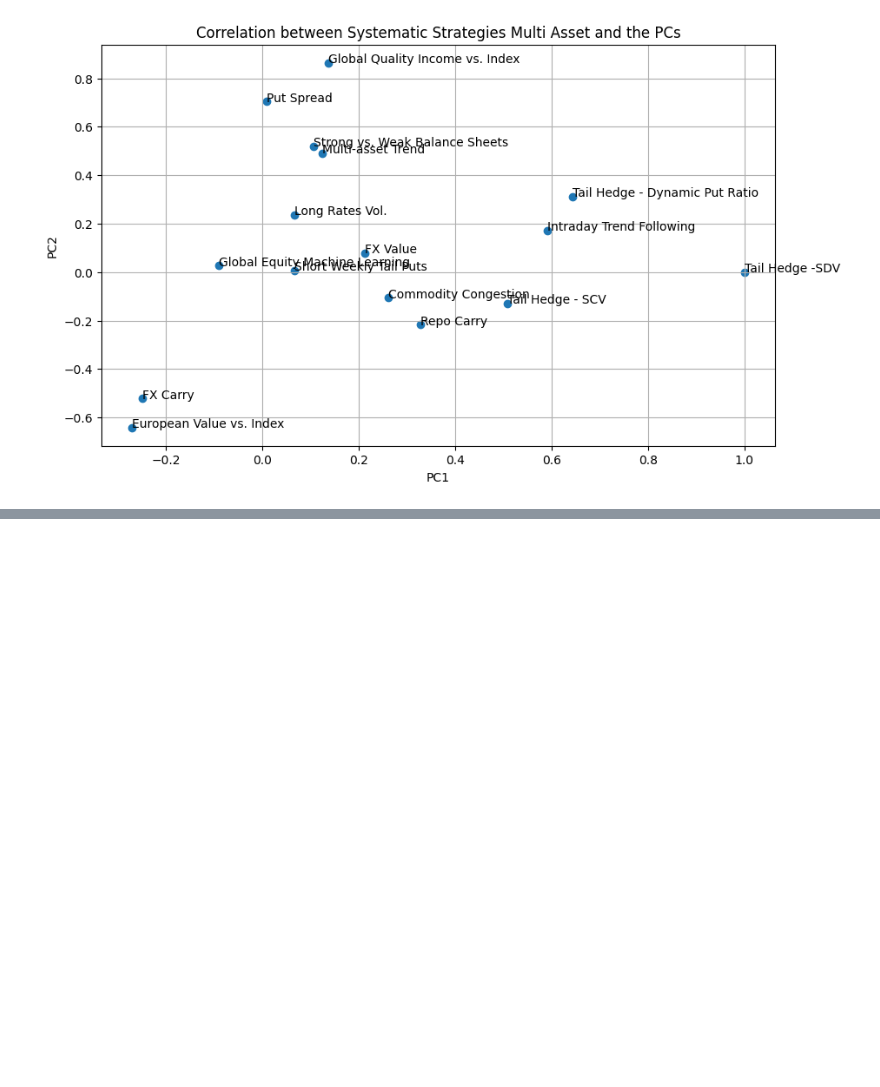
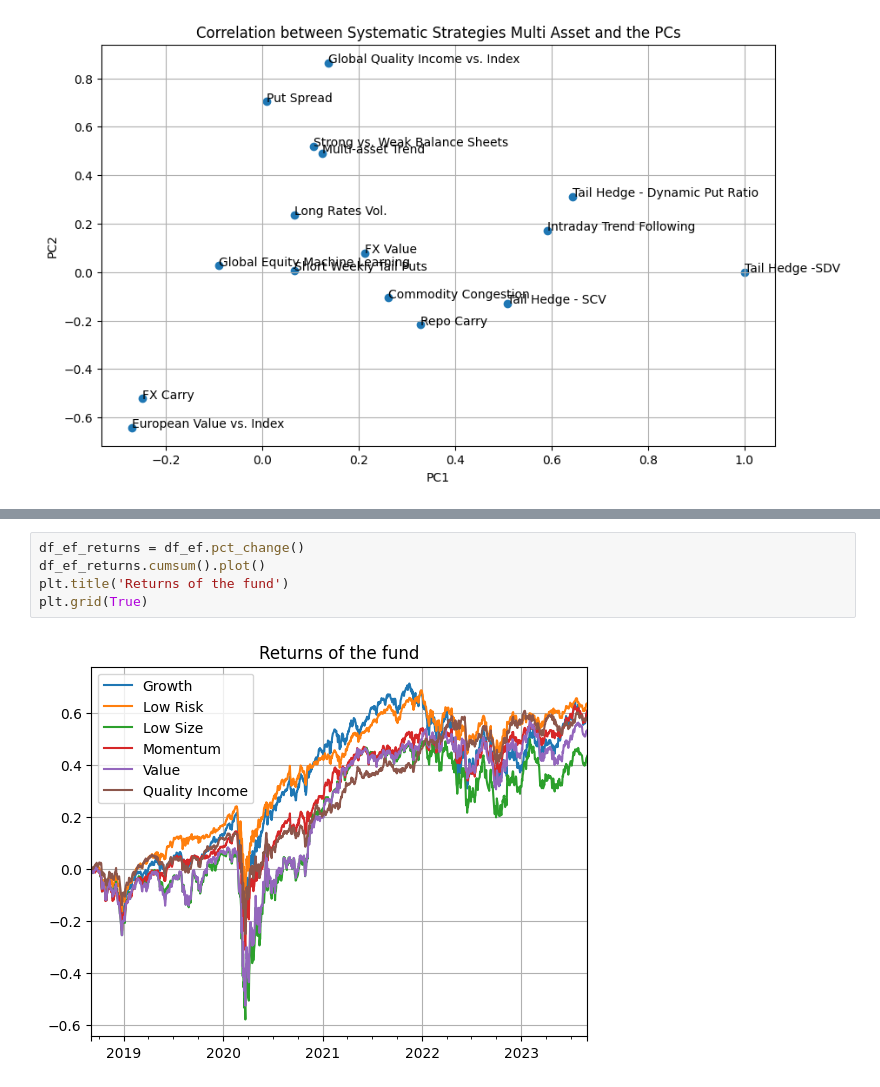
Before and after one commit to theomdvn/AlgoTrading, a Jupyter notebook: PCA.ipynb, the cells around one changed output, grey strips where cells are left out. Saved outputs shown, nothing was run; the diff lists cells and outputs as text; blank space fills up the shorter version.

```diff
--- a/PCA.ipynb
+++ b/PCA.ipynb
@@ -305,0 +333,7 @@ plt.show()
+# %%
+df_ef_returns = df_ef.pct_change()
+df_ef_returns.cumsum().plot()
+plt.title('Returns of the fund')
+plt.grid(True)
+# %% [output]
+[figure, added]
```
Also changed, not shown: parts of 19 cells of this notebook, 2 other files.
